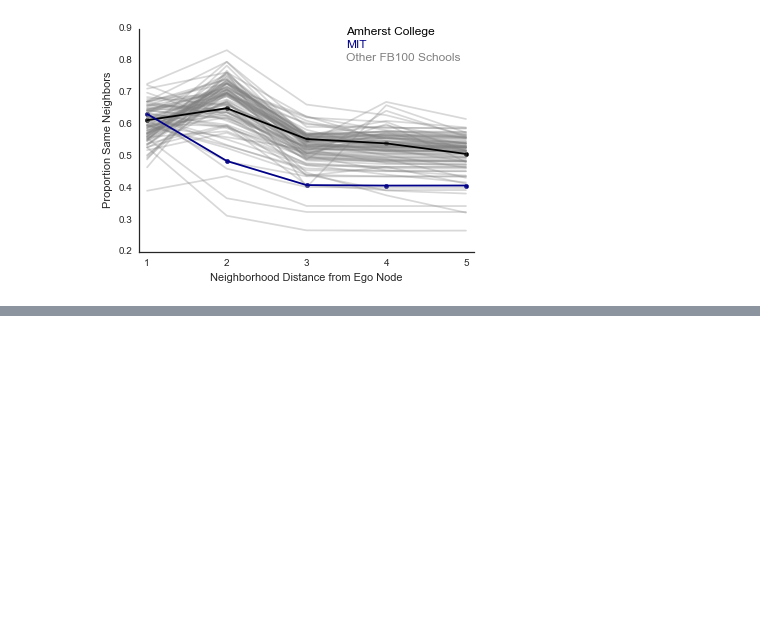
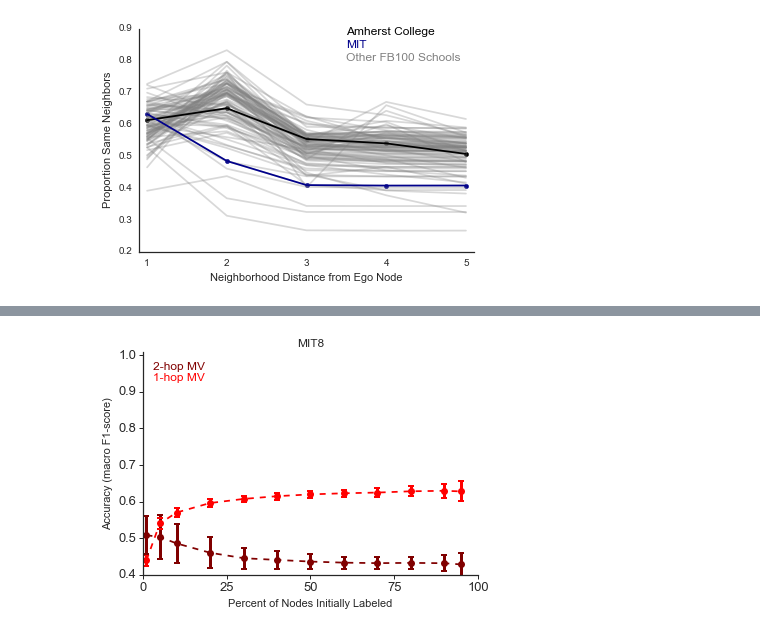
Before and after one commit to kaltenburger/homophily_monophily_NHB, a Jupyter notebook: code/1_analyze_FB100_AddHealth_Noordin_PolBlogs/f_khop figures and homophily v. assortativity figures for FB100.ipynb, the cells around one changed output, grey strips where cells are left out. Drawn from its saved outputs; the diff is of its cells as text; code cells hidden in the pictures; blank space fills up the shorter version.

```diff
--- a/code/1_analyze_FB100_AddHealth_Noordin_PolBlogs/f_khop figures and homophily v. assortativity figures for FB100.ipynb
+++ b/code/1_analyze_FB100_AddHealth_Noordin_PolBlogs/f_khop figures and homophily v. assortativity figures for FB100.ipynb
@@ -328,0 +396,3 @@ pp.close()
+# %%
+percent_initially_unlabelled = [0.99,0.95,0.9,0.8,0.7,0.6,0.5,0.4,0.3,0.2,0.1,0.05]#,0.01]
+percent_initially_labelled = np.subtract(1, percent_initially_unlabelled)
@@ -328,0 +444,51 @@ pp.close()
+# %%
+%matplotlib inline
+from matplotlib.ticker import FixedLocator,LinearLocator,MultipleLocator, FormatStrFormatter
+
+fig = plt.figure()
+seaborn.set_style(style='white')
+from mpl_toolkits.axes_grid1 import Grid
+grid = Grid(fig, rect=111, nrows_ncols=(1,1),
+            axes_pad=0.1, label_mode='L')
+for i in range(4):
+    if i == 0:
+        grid[i].xaxis.set_major_locator(FixedLocator([0,25,50,75,100]))
+        grid[i].yaxis.set_major_locator(FixedLocator([0.4, 0.5,0.6,0.7,0.8,0.9,1]))
+
+        grid[i].errorbar(percent_initially_labelled*100, mean_accuracy_mv_amherst,
+            yerr=se_accuracy_mv_amherst, fmt='--o', capthick=2,
+            alpha=1, elinewidth=3, color='red')
+        grid[i].errorbar(percent_initially_labelled*100, mean_accuracy_mv2_amherst2,
+            yerr=se_accuracy_mv2_amherst2, fmt='--o', capthick=2,
+                alpha=1, elinewidth=3, color='maroon')
+
+        #grid[i].annotate('LINK', xy=(3, 0.99),
+        #         color='black', alpha=1, size=12)
+        grid[i].annotate('2-hop MV', xy=(3, 0.96),
+                 color='maroon', alpha=1, size=12)
+        grid[i].annotate('1-hop MV', xy=(3, 0.93),
+                 color='red', alpha=1, size=12)
+        grid[i].set_xlim(0,100)
+        grid[i].set_ylim(0.49,1.01)
+        grid[i].set_xlim(0,100)
+        grid[i].spines['right'].set_visible(False)
+        grid[i].spines['top'].set_visible(False)
+        grid[i].tick_params(axis='both', which='major', labelsize=13)
+        grid[i].tick_params(axis='both', which='minor', labelsize=13)
+        grid[i].set_xlabel('Percent of Nodes Initially Labeled')
+        grid[i].set_ylabel('Accuracy (macro F1-score)')
+
+#plt.setp(ax1, xticks=[0,25, 50, 75, 100], xticklabels=['0', '25', '50', '75', '100'])
+grid[0].set_yticks([ 0.4, 0.5,0.6,0.7,0.8,0.9,1])
+
+grid[0].set_title(school)
+
+grid[0].minorticks_on()
+grid[0].tick_params('both', length=4, width=1, which='major', left=1, bottom=1, top=0, right=0)
+#plt.show()
+
+pp = PdfPages('../../figures/' + school +'_Inference_SI.pdf')
+pp.savefig()
+pp.close()
+# %% [output]
+[figure, added]
```
Also changed, not shown: parts of 10 cells of this notebook, 29 other files.
